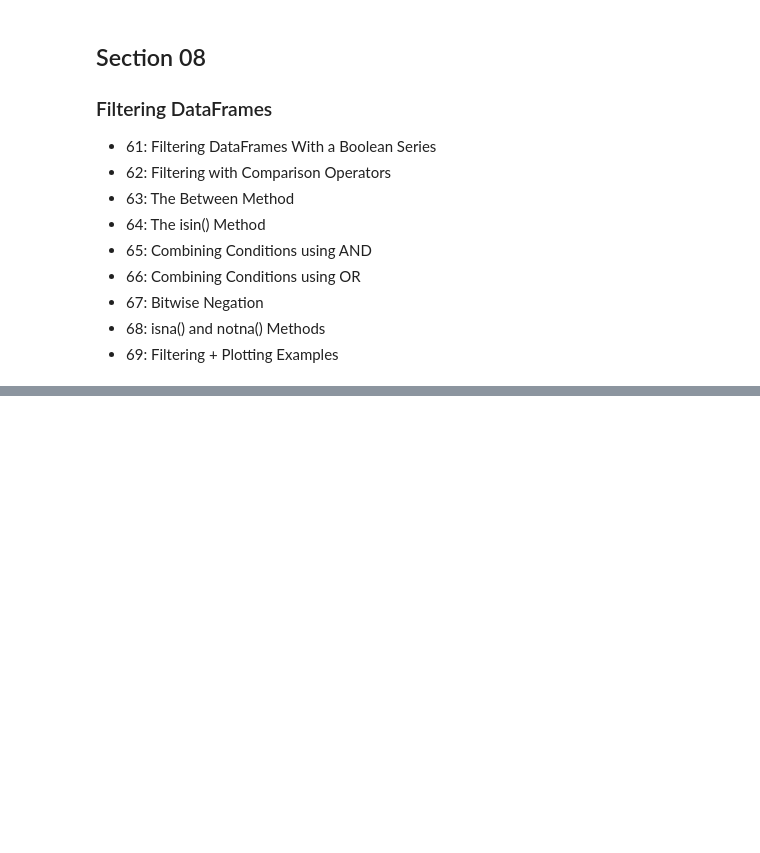
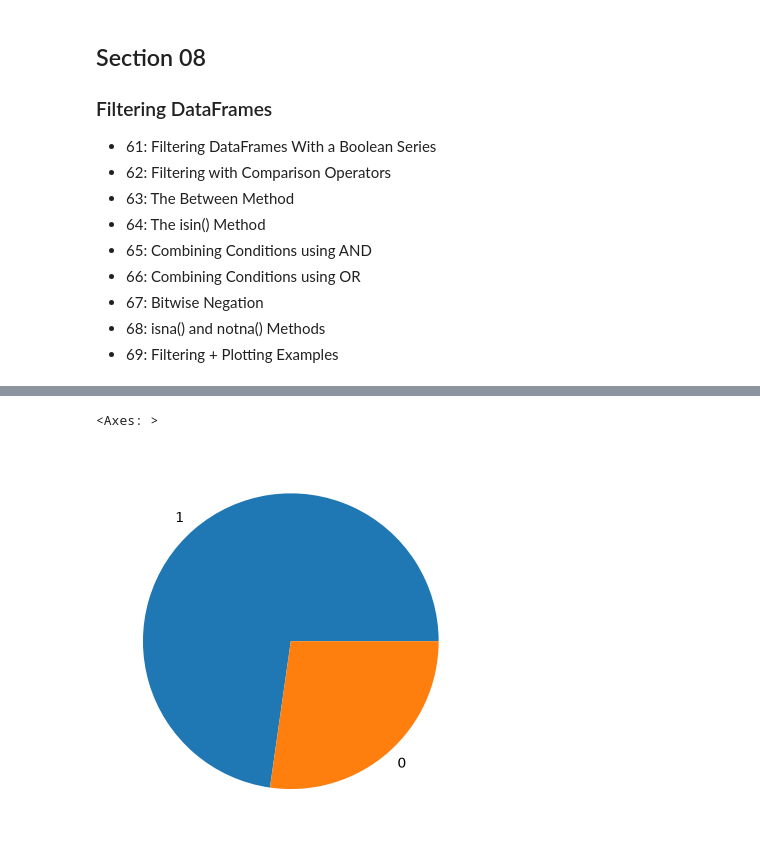
Before and after one commit to fernanda-schmidt/python-data-analysis-visualization, a Jupyter notebook: notebooks/section08.ipynb, the cells around one changed output, grey strips where cells are left out. Saved outputs shown, nothing was run; the diff lists cells and outputs as text; code cells hidden in the pictures; blank space fills up the shorter version.

```diff
--- a/notebooks/section08.ipynb
+++ b/notebooks/section08.ipynb
@@ -175,0 +108,6 @@ netflix[((netflix.director == "Christopher Nolan") | (netflix.director == 'Marti
+# %%
+women = titanic.sex == 'female'
+titanic[women].survived.value_counts().plot(kind='pie')
+# %% [output]
+<Axes: >
+[figure, added]
```
Also changed, not shown: parts of 18 cells of this notebook.
